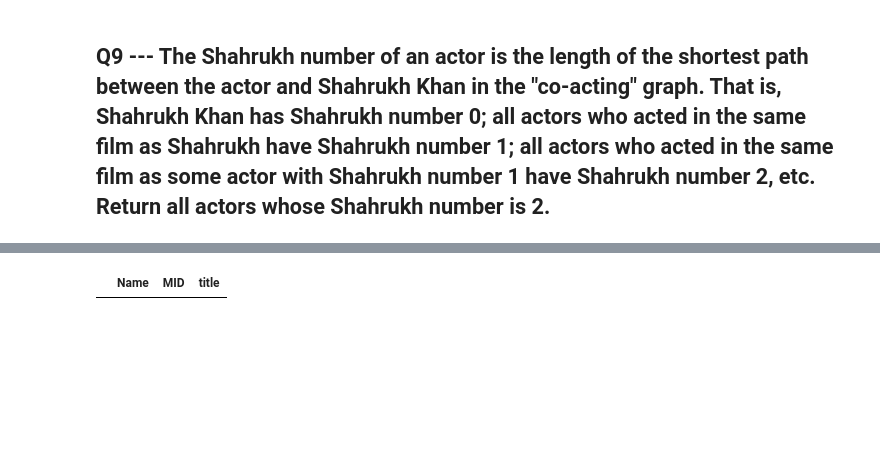
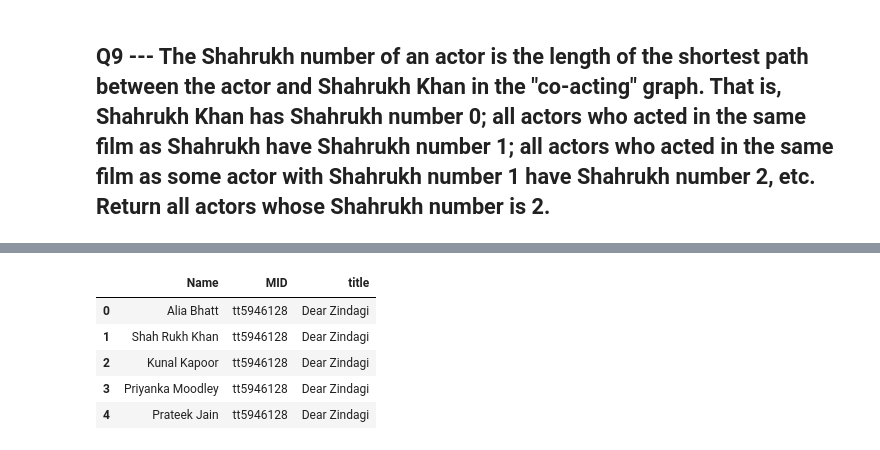
Before and after one commit to santhoshse7en/Applied_Machine_Learning_Online_Course_Solutions, a Jupyter notebook: SQL Assignment on IMDB data/SQL_Assignment_Reference.ipynb, the cells around one changed output, grey strips where cells are left out. Saved outputs shown, nothing was run; the diff lists cells and outputs as text; code cells hidden in the pictures; blank space fills up the shorter version.

```diff
--- a/SQL Assignment on IMDB data/SQL_Assignment_Reference.ipynb
+++ b/SQL Assignment on IMDB data/SQL_Assignment_Reference.ipynb
@@ -322,7 +360,7 @@ query = """
         FROM Person P
         JOIN M_Cast MC ON TRIM(MC.PID) = P.PID
         JOIN Movie M ON M.MID = TRIM(MC.MID)
-        WHERE M.MID IN (SELECT MID FROM Shah_rukh_khan_index WHERE Name LIKE 'Shahrukh Khan%' and ROW_NUM = 2)
+        WHERE M.MID IN (SELECT MID FROM Shah_rukh_khan_index WHERE Name LIKE 'Shah Rukh Khan%' and ROW_NUM = 2)
         """
 
 q9 = pd.read_sql_query(query, conn)
@@ -334 +372,6 @@ Wall time: 627 ms
 |  | Name | MID | title |
+| 0 | Alia Bhatt | tt5946128 | Dear Zindagi |
+| 1 | Shah Rukh Khan | tt5946128 | Dear Zindagi |
+| 2 | Kunal Kapoor | tt5946128 | Dear Zindagi |
+| 3 | Priyanka Moodley | tt5946128 | Dear Zindagi |
+| 4 | Prateek Jain | tt5946128 | Dear Zindagi |
```
Also changed, not shown: parts of 12 cells of this notebook.
